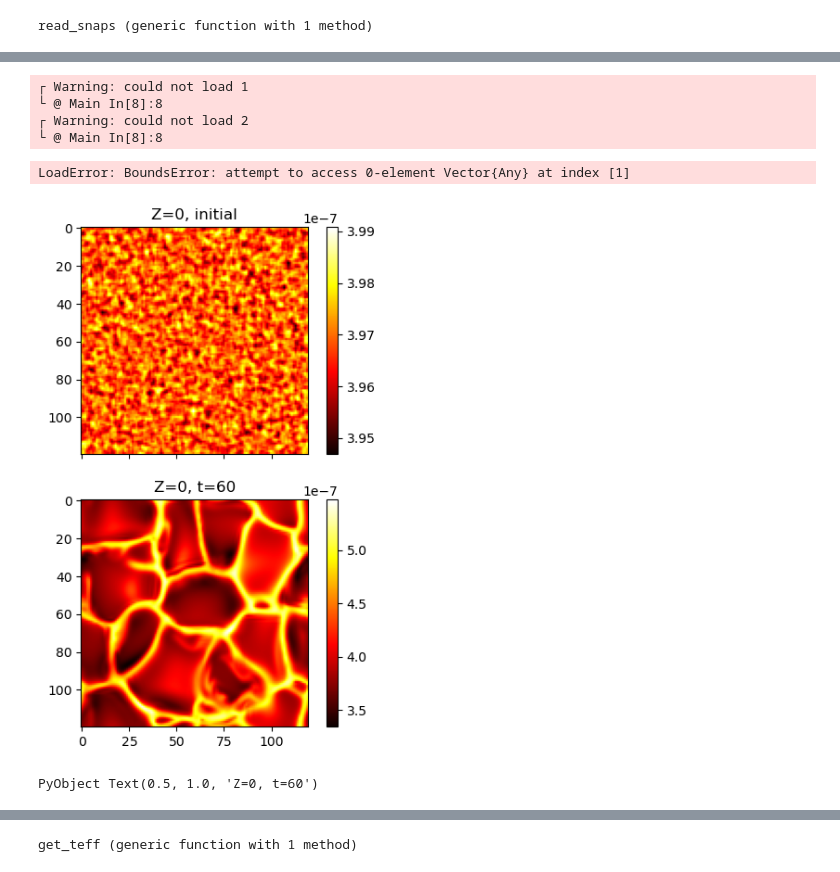
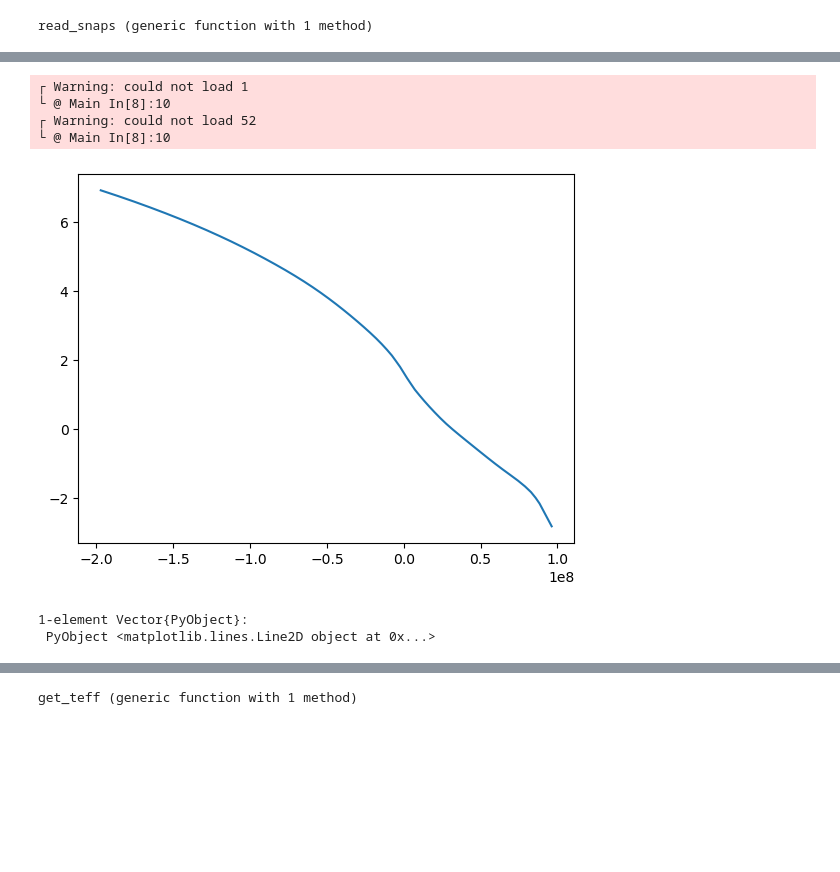
Before and after one commit to pe1995/MUST.jl, a Jupyter notebook: examples/visualize/hunt_errors.ipynb, the cells around one changed output, grey strips where cells are left out. Saved outputs shown, nothing was run; the diff lists cells and outputs as text; code cells hidden in the pictures; blank space fills up the shorter version.

```diff
--- a/examples/visualize/hunt_errors.ipynb
+++ b/examples/visualize/hunt_errors.ipynb
@@ -98,28 +111,18 @@ z     = boxes[1].z[1,1,:];
 # %%
 #boxes2 = convert_snaps(snapshots2, folder2)
-boxes2 = read_snaps(snapshots2, folder2)
+boxes2,boxesT2 = read_snaps(snapshots2, folder2)
 z2     = boxes2[1].z[1,1,:];
 # %% [output]
 ┌ Warning: could not load 1
-└ @ Main In[8]:8
-┌ Warning: could not load 2
-└ @ Main In[8]:8
+└ @ Main In[8]:10
+┌ Warning: could not load 52
+└ @ Main In[8]:10
-LoadError: BoundsError: attempt to access 0-element Vector{Any} at index [1]
-# %%
-f,ax = plt.subplots(2,1,sharex=true, sharey=true, figsize=(5,7))
-
-b1  = MUST.reduce_by_value(mean, boxes[2], z=0)
-im1 = ax[1].imshow(b1[:d][:,:,1] , cmap="hot")
-plt.colorbar(im1,ax=ax[1])
-ax[1].set_title("Z=0, initial")
-
-b2  = MUST.reduce_by_value(mean, boxes[end], z=0)
-im2 = ax[2].imshow(b2[:d][:,:,1] , cmap="hot")
-plt.colorbar(im2, ax=ax[2])
-ax[2].set_title("Z=0, t=60")
-# %% [output]
-[figure, removed]
-PyObject Text(0.5, 1.0, 'Z=0, t=60')
+# %%
+plt.plot(boxesT2[1].z[1,1,:],boxesT2[1][:τ_ross][1,1,:])
+# %% [output]
+[figure, added]
+1-element Vector{PyObject}:
+ PyObject <matplotlib.lines.Line2D object at 0x...>
 # %%
 #gif_by_value(mean, folder, "z 0 surface", variable=:d, duration=0.35, z=0.0,   path_ext="zp00_nort", cmap="hot")
 #gif_by_value(mean, folder2, "z 0 surface", variable=:d, duration=0.35, z=0.0,   path_ext="zp00_rt", cmap="hot")
```
Also changed, not shown: parts of 13 cells of this notebook, 10 other files.
